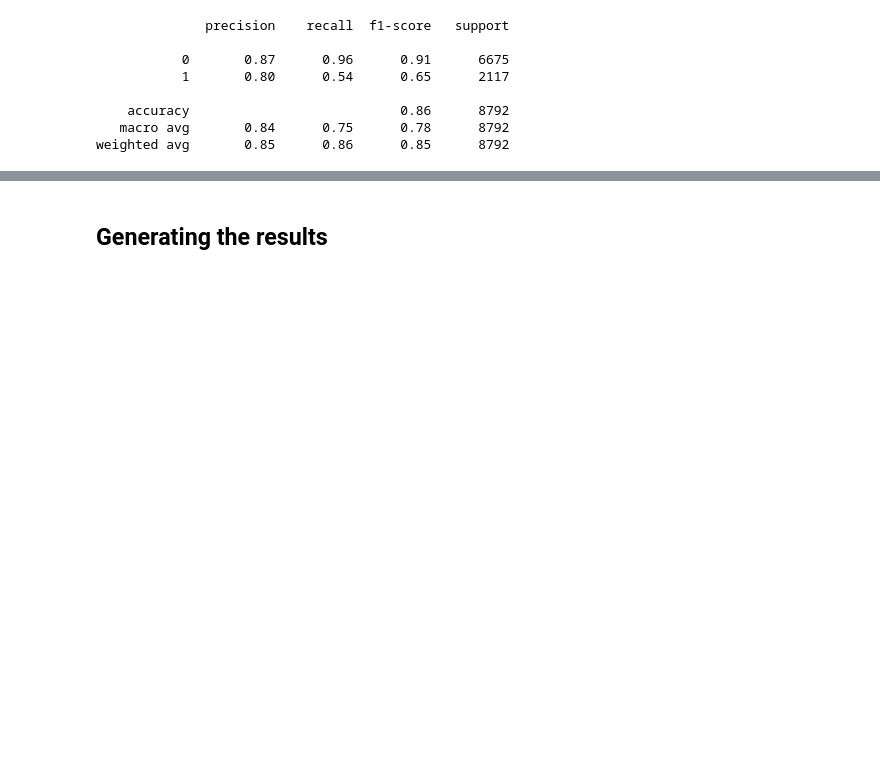
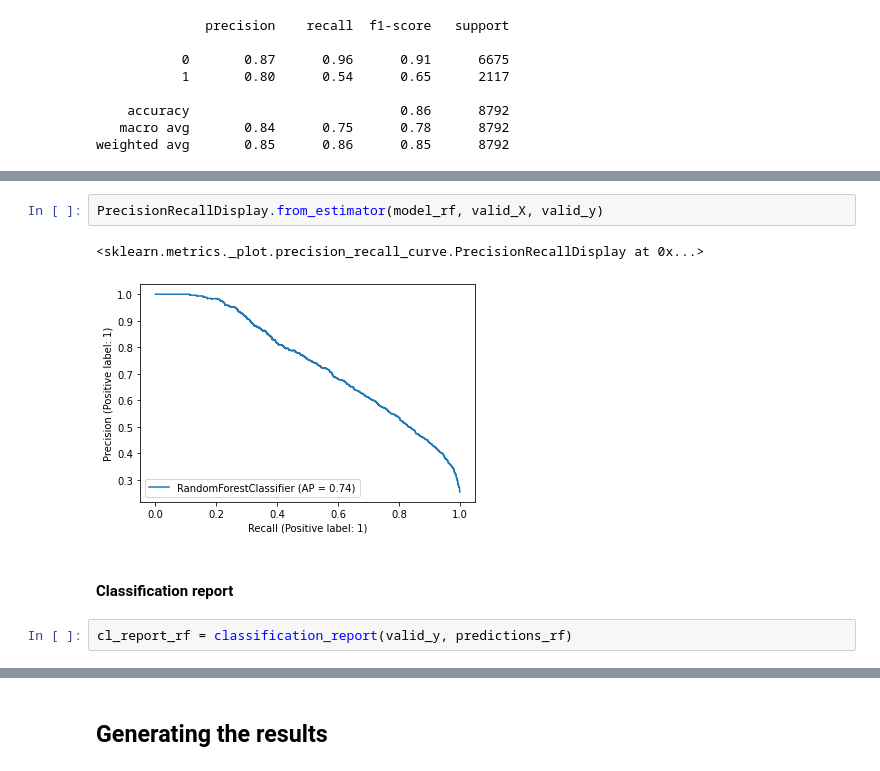
Before and after one commit to ghost07-server/ML_Classification, a Jupyter notebook: 01. Classification_SalaryPrediction/Classification_Salary_gte_50K.ipynb, the cells around one changed output, grey strips where cells are left out. Cells and saved outputs as stored; diff of their text form; blank space fills up the shorter version.

```diff
--- a/01. Classification_SalaryPrediction/Classification_Salary_gte_50K.ipynb
+++ b/01. Classification_SalaryPrediction/Classification_Salary_gte_50K.ipynb
@@ -596,0 +631,9 @@ weighted avg       0.85      0.86      0.85      8792
+# %%
+PrecisionRecallDisplay.from_estimator(model_rf, valid_X, valid_y)
+# %% [output]
+<sklearn.metrics._plot.precision_recall_curve.PrecisionRecallDisplay at 0x...>
+[figure, added]
+# %% [markdown]
+#### Classification report
+# %%
+cl_report_rf = classification_report(valid_y, predictions_rf)
```
Also changed, not shown: parts of 29 cells of this notebook, 2 other files.
